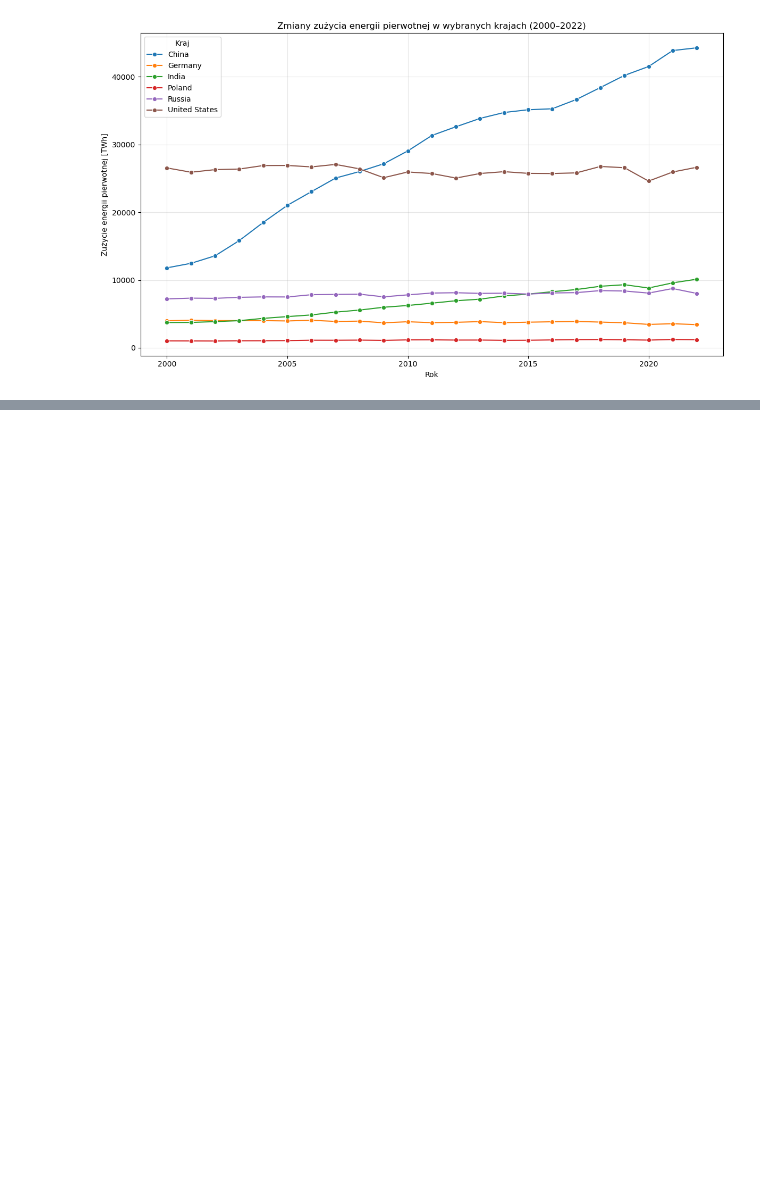
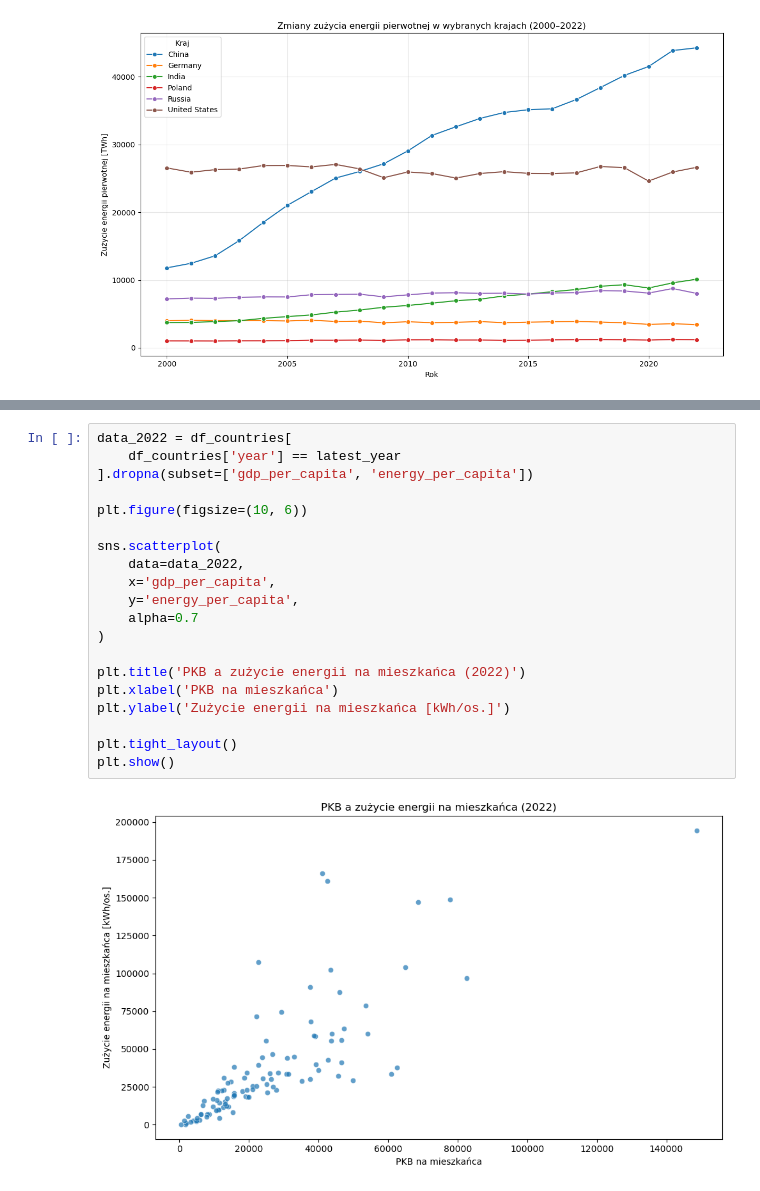
Before and after one commit to olaramota-beep/AWDP-projekt-do-oddania, a Jupyter notebook: Diagnostyka danych i wizualizacja.ipynb, the cells around one changed output, grey strips where cells are left out. Cells and saved outputs as stored; diff of their text form; blank space fills up the shorter version.

```diff
--- a/Diagnostyka danych i wizualizacja.ipynb
+++ b/Diagnostyka danych i wizualizacja.ipynb
@@ -477,0 +488,22 @@ plt.show()
+# %%
+data_2022 = df_countries[
+    df_countries['year'] == latest_year
+].dropna(subset=['gdp_per_capita', 'energy_per_capita'])
+
+plt.figure(figsize=(10, 6))
+
+sns.scatterplot(
+    data=data_2022,
+    x='gdp_per_capita',
+    y='energy_per_capita',
+    alpha=0.7
+)
+
+plt.title('PKB a zużycie energii na mieszkańca (2022)')
+plt.xlabel('PKB na mieszkańca')
+plt.ylabel('Zużycie energii na mieszkańca [kWh/os.]')
+
+plt.tight_layout()
+plt.show()
+# %% [output]
+[figure, added]
```
Also changed, not shown: parts of 9 cells of this notebook.
